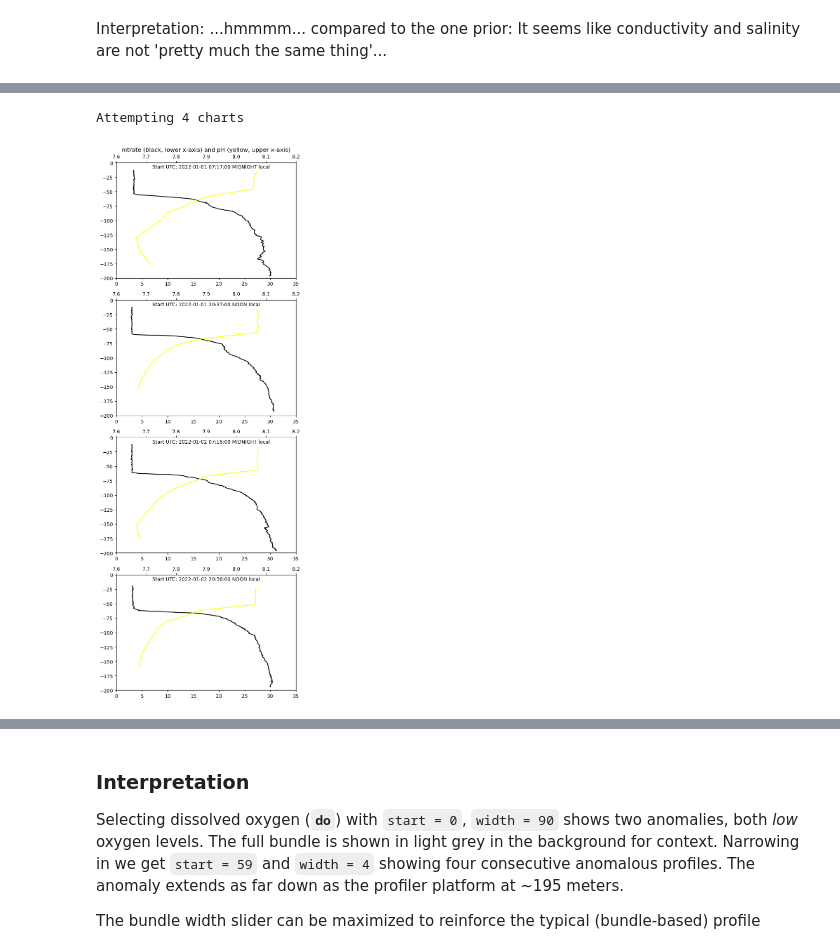
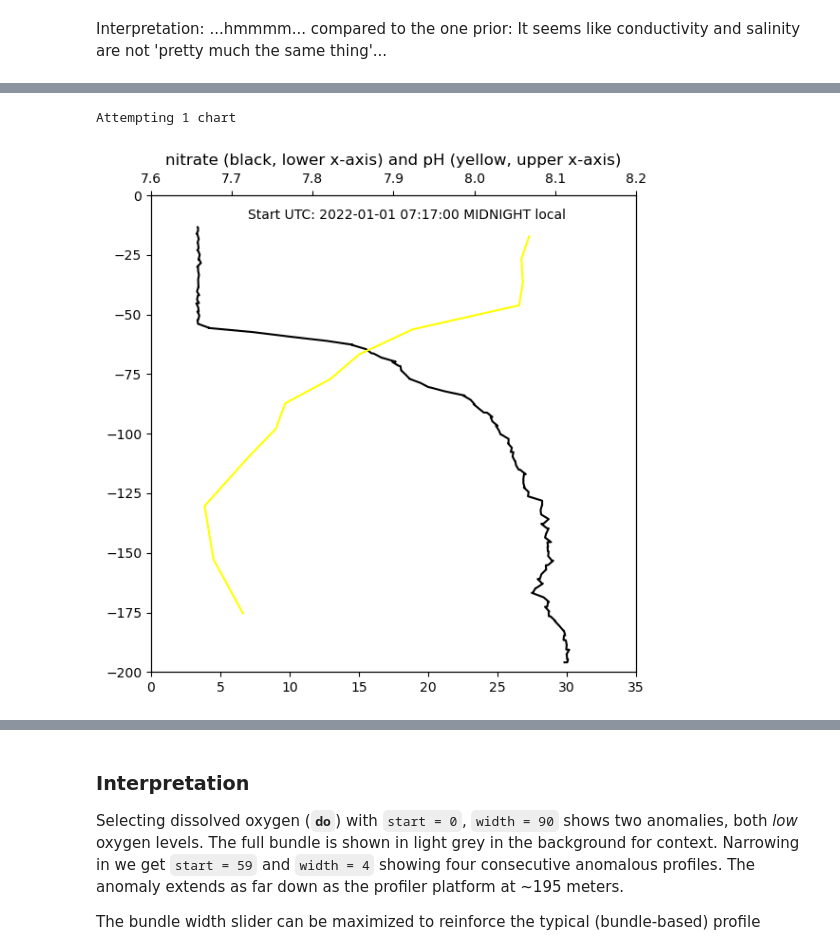
Before and after one commit to geo-smart/oceanography, a Jupyter notebook: book/chapters/epipelargosy.ipynb, the cells around one changed output, grey strips where cells are left out. Cells and saved outputs as stored; diff of their text form; code cells hidden in the pictures.

```diff
--- a/book/chapters/epipelargosy.ipynb
+++ b/book/chapters/epipelargosy.ipynb
@@ -301,11 +224,11 @@ if False:
 # %%
-# Nitrate and pH (midnight and noon: ascent for nitrate, descent for pH)
-fig,axs = ChartTwoSensors(profiles, [ranges['nitrate'], ranges['ph']], [3, 8, 12, 17],
+# Nitrate and pH (midnight: ascent for nitrate, descent for pH)
+fig,axs = ChartTwoSensors(profiles, [ranges['nitrate'], ranges['ph']], [3],     # (then 8, 12, 17)
                           d['nitrate'][0], -d['nitrate'][1], 'nitrate', colors['nitrate'], 'ascent',
-                          d['ph'][0], -d['ph'][1], 'pH', colors['ph'], 'descent', 6, 4)
+                          d['ph'][0], -d['ph'][1], 'pH', colors['ph'], 'descent', 6, 6)
 # %% [output]
-Attempting 4 charts
+Attempting 1 chart
-[figure, old version]
+[figure, new version]
 # %%
 # Current velocity 'east' and 'north'
 fig,axs = ChartTwoSensors(profiles, [ranges['east'], ranges['north']], [0],
```
Also changed, not shown: parts of 44 cells of this notebook, 4 other files.
